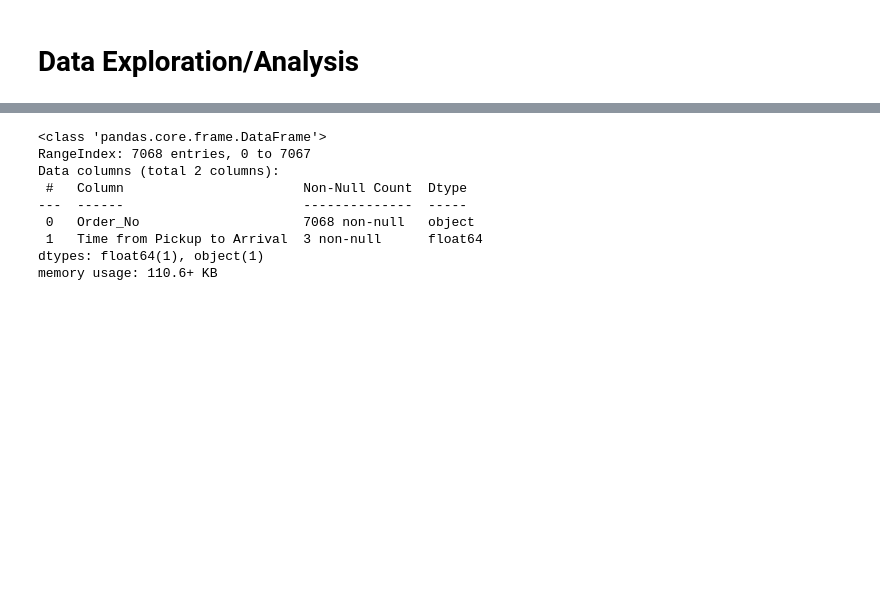
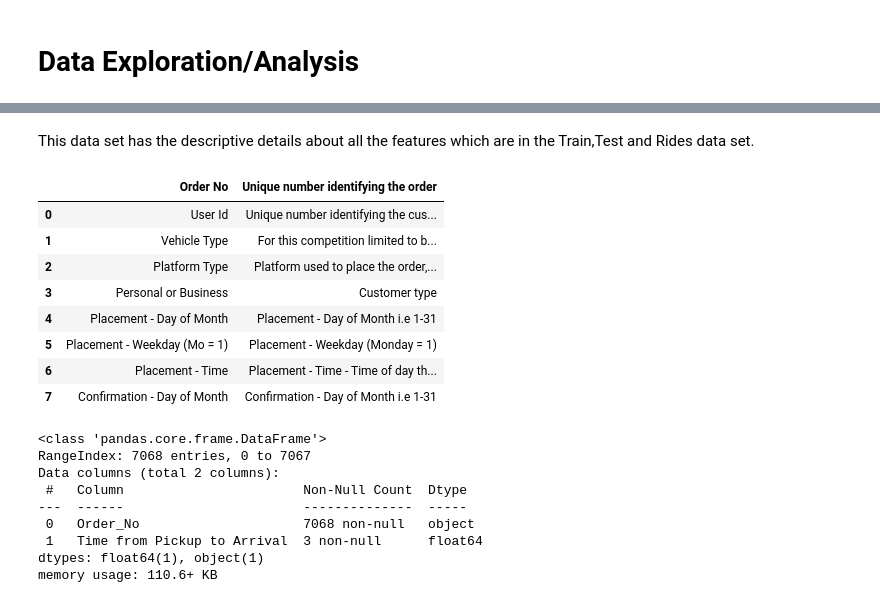
Before and after one commit to Team24-Regression/Regression_Predict_Package, a Jupyter notebook: regression_notebook.ipynb, the cells around one changed output, grey strips where cells are left out. Saved outputs shown, nothing was run; the diff lists cells and outputs as text; code cells hidden in the pictures; blank space fills up the shorter version.

```diff
--- a/regression_notebook.ipynb
+++ b/regression_notebook.ipynb
@@ -104,3 +237,17 @@ memory usage: 688.0+ bytes
+# %% [markdown]
+This data set has the descriptive details about all the features which are in the Train,Test and Rides data set.
+# %%
+VariableDefinitions_df.head(8)
+# %% [output]
+|  | Order No | Unique number identifying the order |
+| 0 | User Id | Unique number identifying the cus... |
+| 1 | Vehicle Type | For this competition limited to b... |
+| 2 | Platform Type | Platform used to place the order,... |
+| 3 | Personal or Business | Customer type |
+| 4 | Placement - Day of Month | Placement - Day of Month i.e 1-31 |
+| 5 | Placement - Weekday (Mo = 1) | Placement - Weekday (Monday = 1) |
+| 6 | Placement - Time | Placement - Time - Time of day th... |
+| 7 | Confirmation - Day of Month | Confirmation - Day of Month i.e 1-31 |
 # %%
 SampleSubmission_df.info()
 # %% [output]
```
Also changed, not shown: parts of 33 cells of this notebook.
